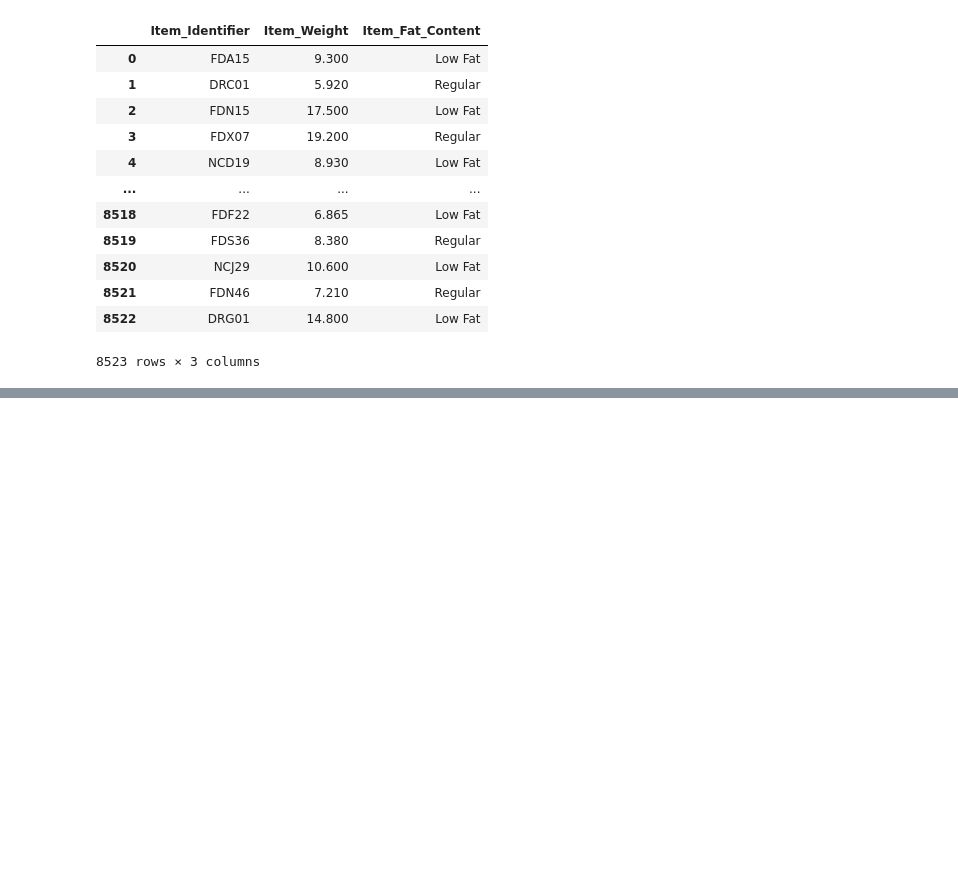
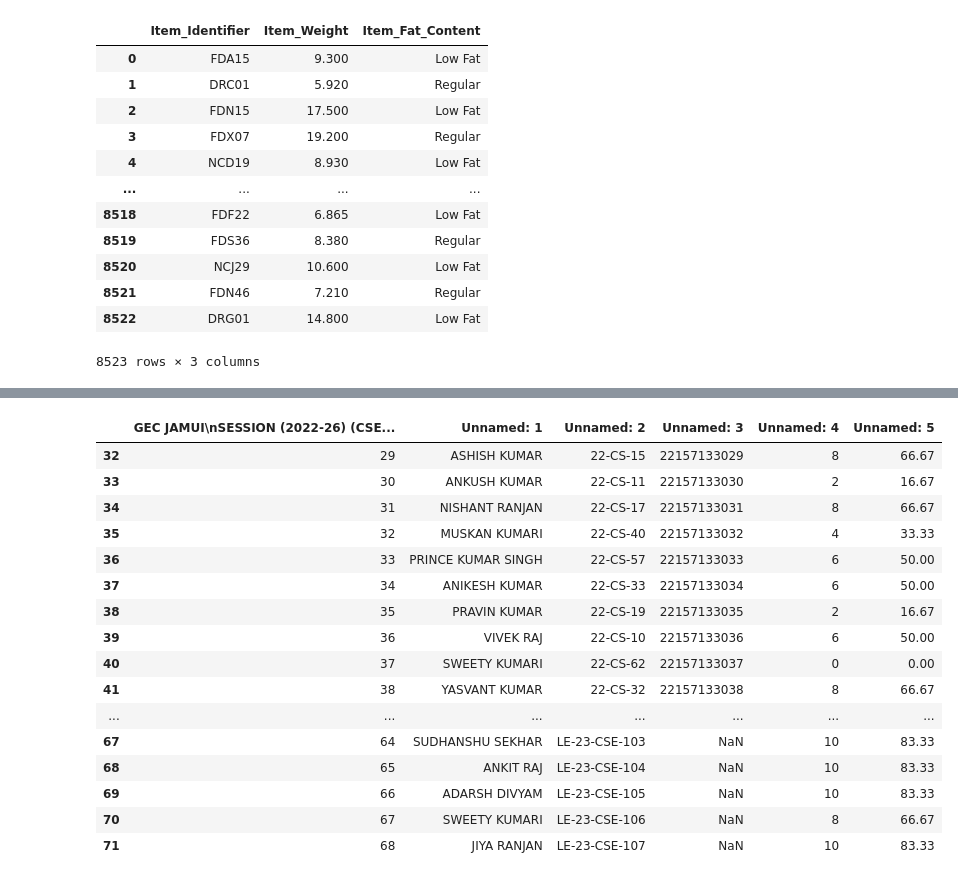
Before and after one commit to santosH7321/PythonLibrary, a Jupyter notebook: Pandas/Day1.ipynb, the cells around one changed output, grey strips where cells are left out. Saved outputs shown, nothing was run; the diff lists cells and outputs as text; code cells hidden in the pictures; blank space fills up the shorter version.

```diff
--- a/Pandas/Day1.ipynb
+++ b/Pandas/Day1.ipynb
@@ -264,0 +378,20 @@ df[["Item_Identifier", "Item_Weight", "Item_Fat_Content"]]
+# %%
+sky.tail(40)
+# %% [output]
+|  | GEC JAMUI\nSESSION (2022-26) (CSE... | Unnamed: 1 | Unnamed: 2 | Unnamed: 3 | Unnamed: 4 | Unnamed: 5 |
+| 32 | 29 | ASHISH KUMAR | 22-CS-15 | 22157133029 | 8 | 66.67 |
+| 33 | 30 | ANKUSH KUMAR | 22-CS-11 | 22157133030 | 2 | 16.67 |
+| 34 | 31 | NISHANT RANJAN | 22-CS-17 | 22157133031 | 8 | 66.67 |
+| 35 | 32 | MUSKAN KUMARI | 22-CS-40 | 22157133032 | 4 | 33.33 |
+| 36 | 33 | PRINCE KUMAR SINGH | 22-CS-57 | 22157133033 | 6 | 50.00 |
+| 37 | 34 | ANIKESH KUMAR | 22-CS-33 | 22157133034 | 6 | 50.00 |
+| 38 | 35 | PRAVIN KUMAR | 22-CS-19 | 22157133035 | 2 | 16.67 |
+| 39 | 36 | VIVEK RAJ | 22-CS-10 | 22157133036 | 6 | 50.00 |
+| 40 | 37 | SWEETY KUMARI | 22-CS-62 | 22157133037 | 0 | 0.00 |
+| 41 | 38 | YASVANT KUMAR | 22-CS-32 | 22157133038 | 8 | 66.67 |
+| ... | ... | ... | ... | ... | ... | ... |
+| 67 | 64 | SUDHANSHU SEKHAR | LE-23-CSE-103 | NaN | 10 | 83.33 |
+| 68 | 65 | ANKIT RAJ | LE-23-CSE-104 | NaN | 10 | 83.33 |
+| 69 | 66 | ADARSH DIVYAM | LE-23-CSE-105 | NaN | 10 | 83.33 |
+| 70 | 67 | SWEETY KUMARI | LE-23-CSE-106 | NaN | 8 | 66.67 |
+| 71 | 68 | JIYA RANJAN | LE-23-CSE-107 | NaN | 10 | 83.33 |
```
Also changed, not shown: parts of 8 cells of this notebook, 2 other files.
